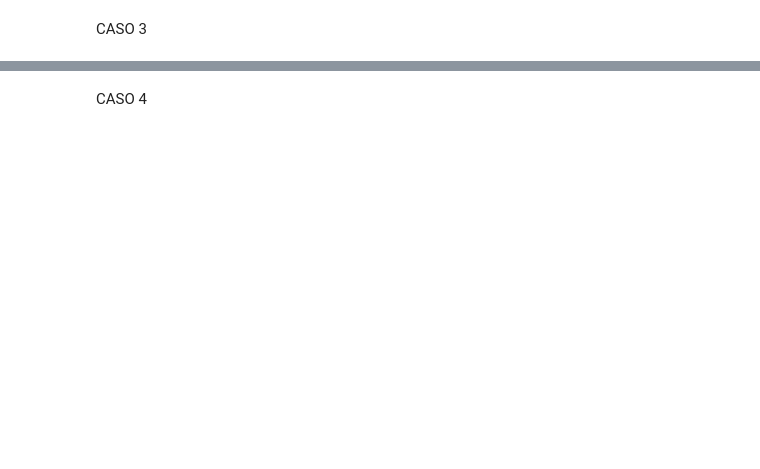
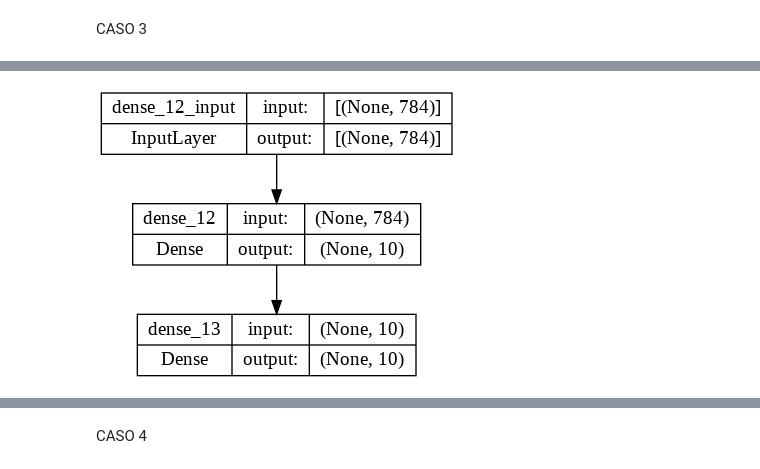
Before and after one commit to Yedramartinolmos/P1AA, a Jupyter notebook: AA_PRACTICA1_GRUPO_7.ipynb, the cells around one changed output, grey strips where cells are left out. Drawn from its saved outputs; the diff is of its cells as text; code cells hidden in the pictures; blank space fills up the shorter version.

```diff
--- a/AA_PRACTICA1_GRUPO_7.ipynb
+++ b/AA_PRACTICA1_GRUPO_7.ipynb
@@ -165,7 +215,7 @@ CASO 3
 # %%
 from keras import models
 from keras import layers
-network = models.Sequential()
-network.add(layers.Dense(512, activation='relu', input_shape=(28*28,)))
-network.add(layers.Dense(10, activation='softmax'))
-network.summary()
+network3 = models.Sequential()
+network3.add(layers.Dense(10, activation='sigmoid', input_shape=(28*28,)))
+network3.add(layers.Dense(10, activation='softmax'))
+network3.summary()
@@ -171,0 +236,8 @@ network.summary()
+# %%
+#Representar
+import tensorflow as tf
+from tensorflow import keras
+from tensorflow.keras import layers
+keras.utils.plot_model(network3, "my_first_model.png", show_shapes=True)
+# %% [output]
+[figure, added]
```
Also changed, not shown: parts of 29 cells of this notebook.
